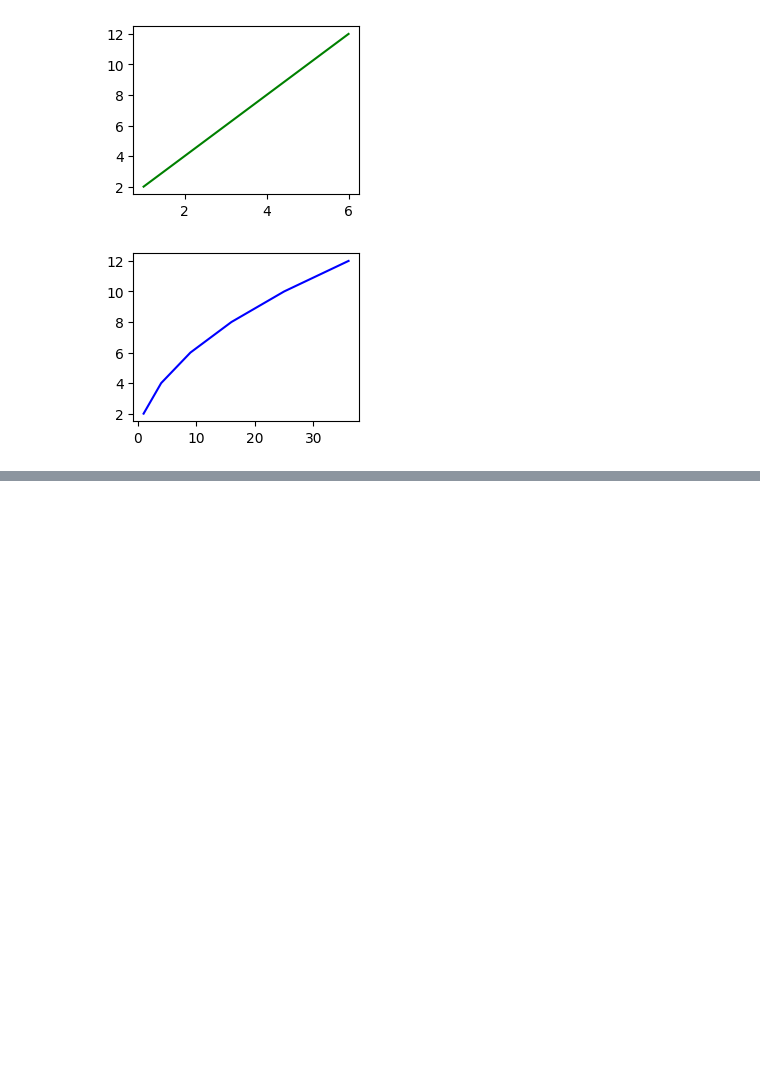
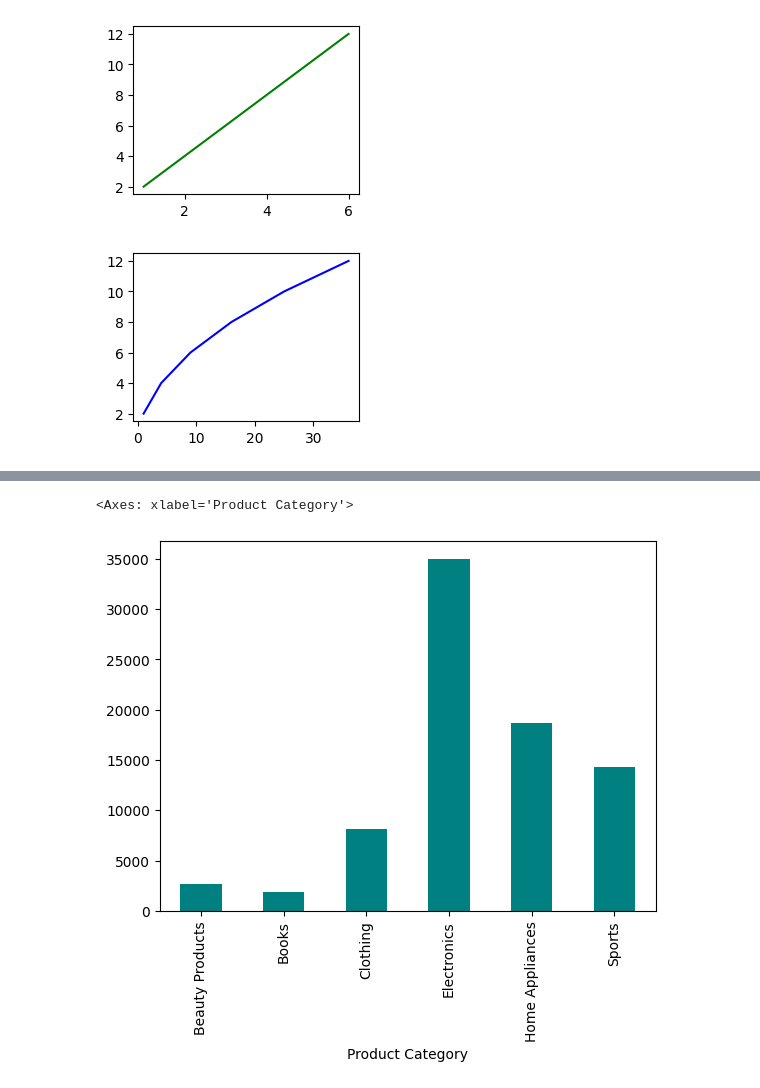
Before and after one commit to rb7488/Python-Library-, a Jupyter notebook: DS_python.ipynb, the cells around one changed output, grey strips where cells are left out. Cells and saved outputs as stored; diff of their text form; code cells hidden in the pictures; blank space fills up the shorter version.

```diff
--- a/DS_python.ipynb
+++ b/DS_python.ipynb
@@ -145,0 +166,6 @@ plt.show()
+# %%
+#sales data visualization
+import pandas as pd
+import matplotlib.pyplot as plt
+df=pd.read_csv('/sales_data.csv')
+df.head()
@@ -145,0 +198,4 @@ plt.show()
+# %%
+#plot total sales by group product category
+total_sales=df.groupby('Product Category')['Total Revenue'].sum()
+print(total_sales)
@@ -145,0 +211,5 @@ plt.show()
+# %%
+total_sales.plot(kind='bar', color='teal')
+# %% [output]
+<Axes: xlabel='Product Category'>
+[figure, added]
```
Also changed, not shown: parts of 11 cells of this notebook.
